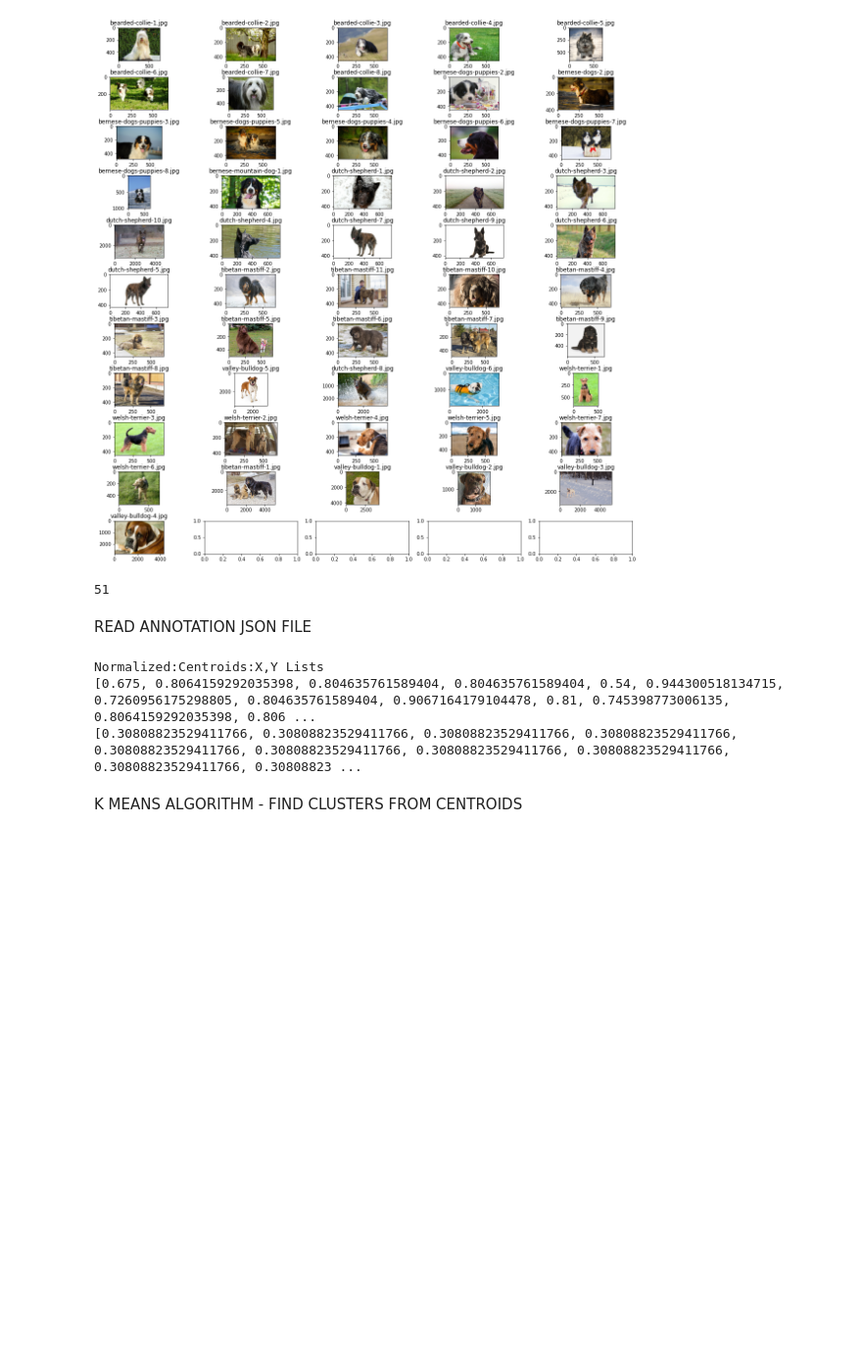
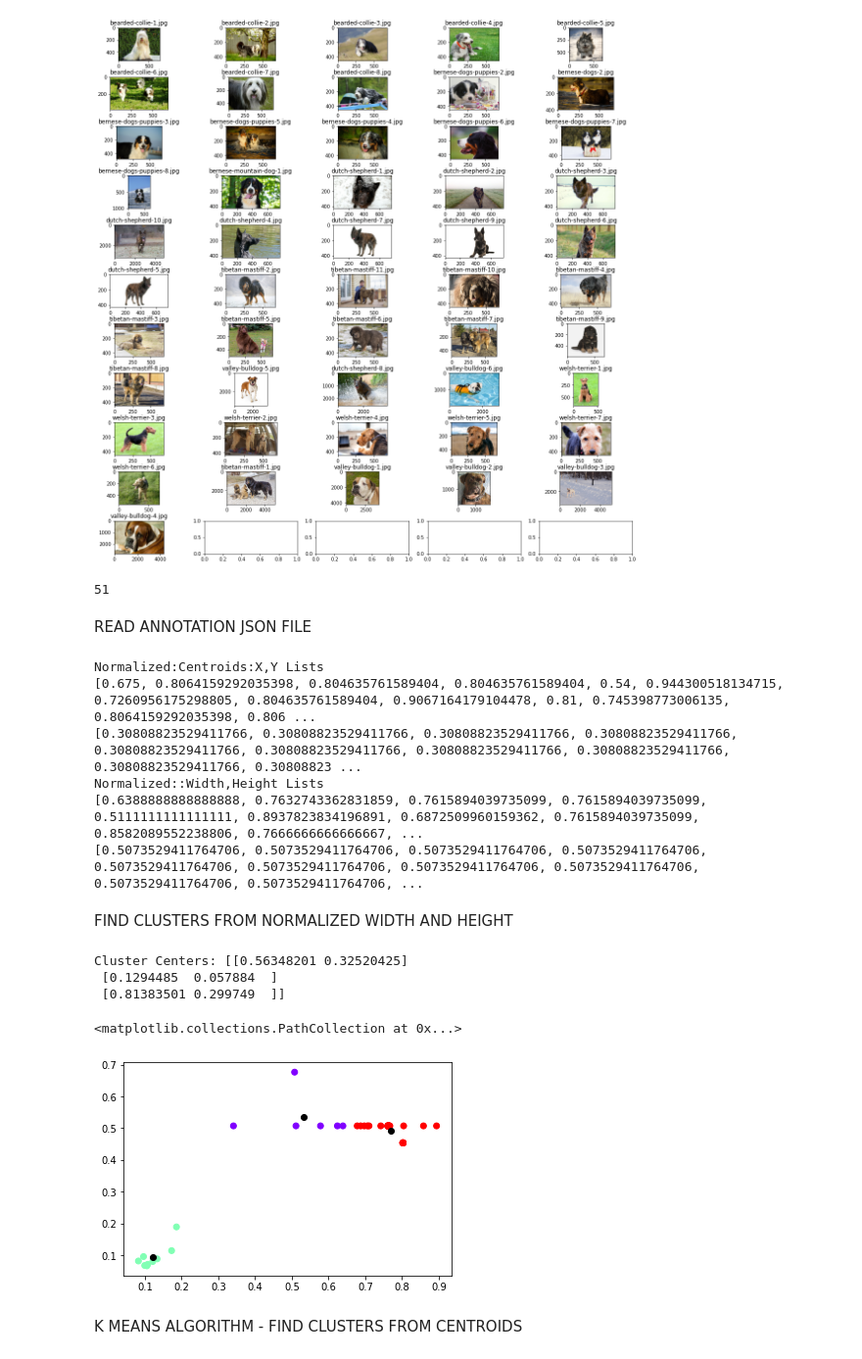
Before and after one commit to gbrao018/eva4, a Jupyter notebook: S12/S12_BoundingBox_Annotations.ipynb, the cells around one changed output. Shown at 98% size. Saved outputs shown, nothing was run; the diff lists cells and outputs as text; code cells hidden in the pictures; blank space fills up the shorter version.

```diff
--- a/S12/S12_BoundingBox_Annotations.ipynb
+++ b/S12/S12_BoundingBox_Annotations.ipynb
@@ -98,6 +98,9 @@ shape_attributes = df.iloc[2][0:50]
 nc_x_bbox = []
 nc_y_bbox = []
 
+n_w_bbox = []
+n_h_bbox = []
+
 for idx in range(50):
   shape_attributes = df.iloc[2][0:50]
   map = shape_attributes[0][0] # remove array and take dictionary of json
@@ -112,6 +115,9 @@ for idx in range(50):
   n_y = y/map_image_sizes[image_name][0]
   n_region_width = region_width / map_image_sizes[image_name][1]
   n_region_height = region_width / map_image_sizes[image_name][0]
+  n_w_bbox.append(n_region_width)
+  n_h_bbox.append(n_region_height)
+
   #print(x,y,region_width,region_height, n_x, n_y,n_region_width,n_region_height)
   #map_image_sizes['imagename':(height,width)]
   #print(map_image_sizes.get(image_names[idx])[1])
@@ -120,12 +126,44 @@ for idx in range(50):
   nc_y_bbox.append(n_y + (n_region_height/2))
 
 print("Normalized:Centroids:X,Y Lists")
+
 print(nc_x_bbox)
 print(nc_y_bbox)
+print("Normalized::Width,Height Lists")
+
+print(n_w_bbox)
+print(n_h_bbox)
 # %% [output]
 Normalized:Centroids:X,Y Lists
 [0.675, 0.8064159292035398, 0.804635761589404, 0.804635761589404, 0.54, 0.944300518134715, 0.7260956175298805, 0.804635761589404, 0.9067164179104478, 0.81, 0.745398773006135, 0.8064159292035398, 0.806 ...
 [0.30808823529411766, 0.30808823529411766, 0.30808823529411766, 0.30808823529411766, 0.30808823529411766, 0.30808823529411766, 0.30808823529411766, 0.30808823529411766, 0.30808823529411766, 0.30808823 ...
+Normalized::Width,Height Lists
+[0.6388888888888888, 0.7632743362831859, 0.7615894039735099, 0.7615894039735099, 0.5111111111111111, 0.8937823834196891, 0.6872509960159362, 0.7615894039735099, 0.8582089552238806, 0.7666666666666667, ...
+[0.5073529411764706, 0.5073529411764706, 0.5073529411764706, 0.5073529411764706, 0.5073529411764706, 0.5073529411764706, 0.5073529411764706, 0.5073529411764706, 0.5073529411764706, 0.5073529411764706, ...
+# %% [markdown]
+FIND CLUSTERS FROM NORMALIZED WIDTH AND HEIGHT
+# %%
+import pandas as pd
+
+df1 = pd.DataFrame({
+    'x': n_w_bbox,
+    'y': n_h_bbox
+})
+
+from sklearn.cluster import KMeans
+
+kmeans1 = KMeans(n_clusters=3)
+kmeans1.fit(df1)
+print("Cluster Centers:",kmeans.cluster_centers_)
+
+plt.scatter(n_w_bbox,n_h_bbox, c=kmeans.labels_, cmap='rainbow')
+plt.scatter(kmeans1.cluster_centers_[:,0] ,kmeans1.cluster_centers_[:,1], color='black')
+# %% [output]
+Cluster Centers: [[0.56348201 0.32520425]
+ [0.1294485  0.057884  ]
+ [0.81383501 0.299749  ]]
+<matplotlib.collections.PathCollection at 0x...>
+[figure, added]
 # %% [markdown]
 K MEANS ALGORITHM - FIND CLUSTERS FROM CENTROIDS
 # %%
```
Also changed, not shown: parts of 5 cells of this notebook.
